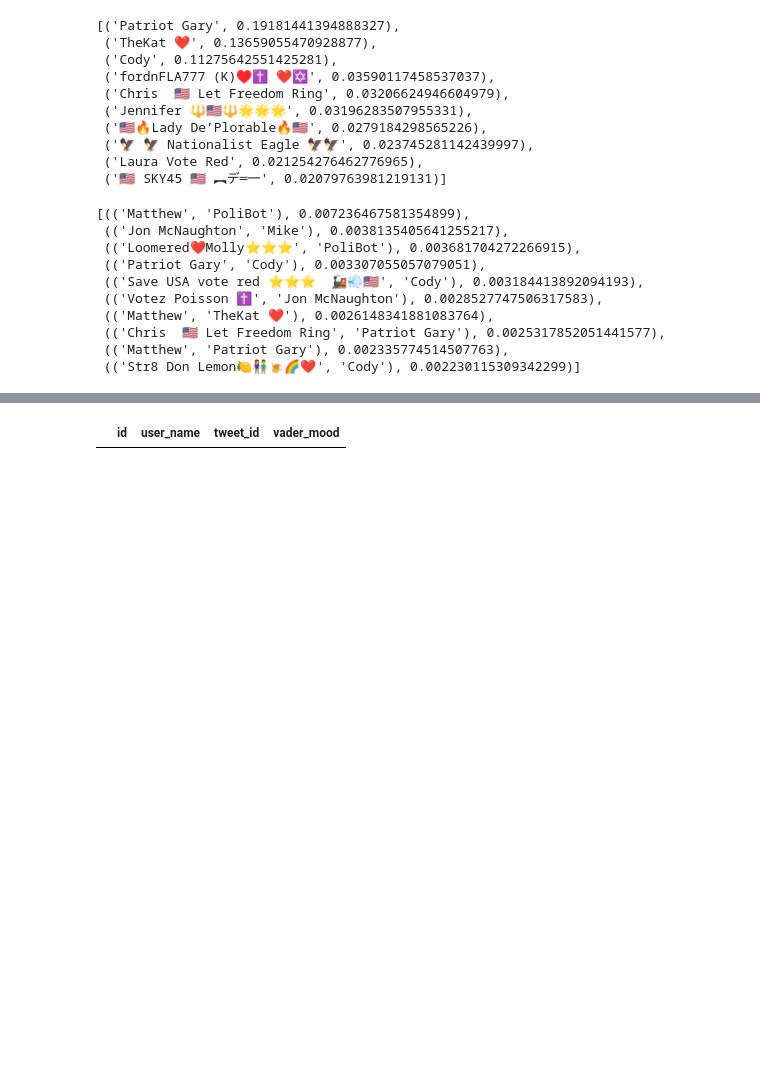
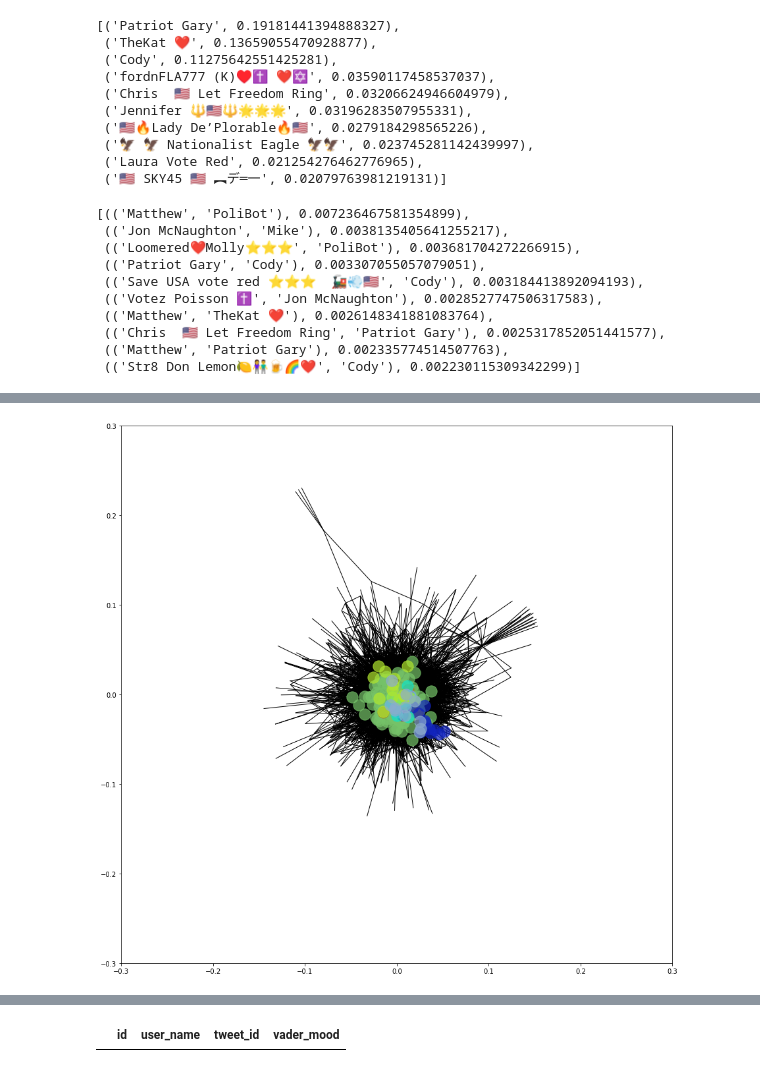
Before and after one commit to annaaniol/DataExploration, a Jupyter notebook: network_analysis.ipynb, the cells around one changed output, grey strips where cells are left out. Cells and saved outputs as stored; diff of their text form; code cells hidden in the pictures; blank space fills up the shorter version.

```diff
--- a/network_analysis.ipynb
+++ b/network_analysis.ipynb
@@ -370,3 +365,19 @@ plt.show()
+# %%
+figure(figsize=(15,15))
+pos = nx.spring_layout(G_sampled)
+for clique in cliques:
+    nx.draw_networkx_nodes(G_sampled, pos=pos,
+                           nodelist=clique,
+                           node_color=numpy.random.rand(3,),
+                           alpha=0.7)
+nx.draw_networkx_edges(G_sampled, pos=pos, nodelist=clique)
+
+plt.xlim(-0.3, 0.3)
+plt.ylim(-0.3, 0.3)
+
+plt.show()
+# %% [output]
+[figure, added]
 # %%
 # active users in distinct cliques
 
```
Also changed, not shown: parts of 3 cells of this notebook.
